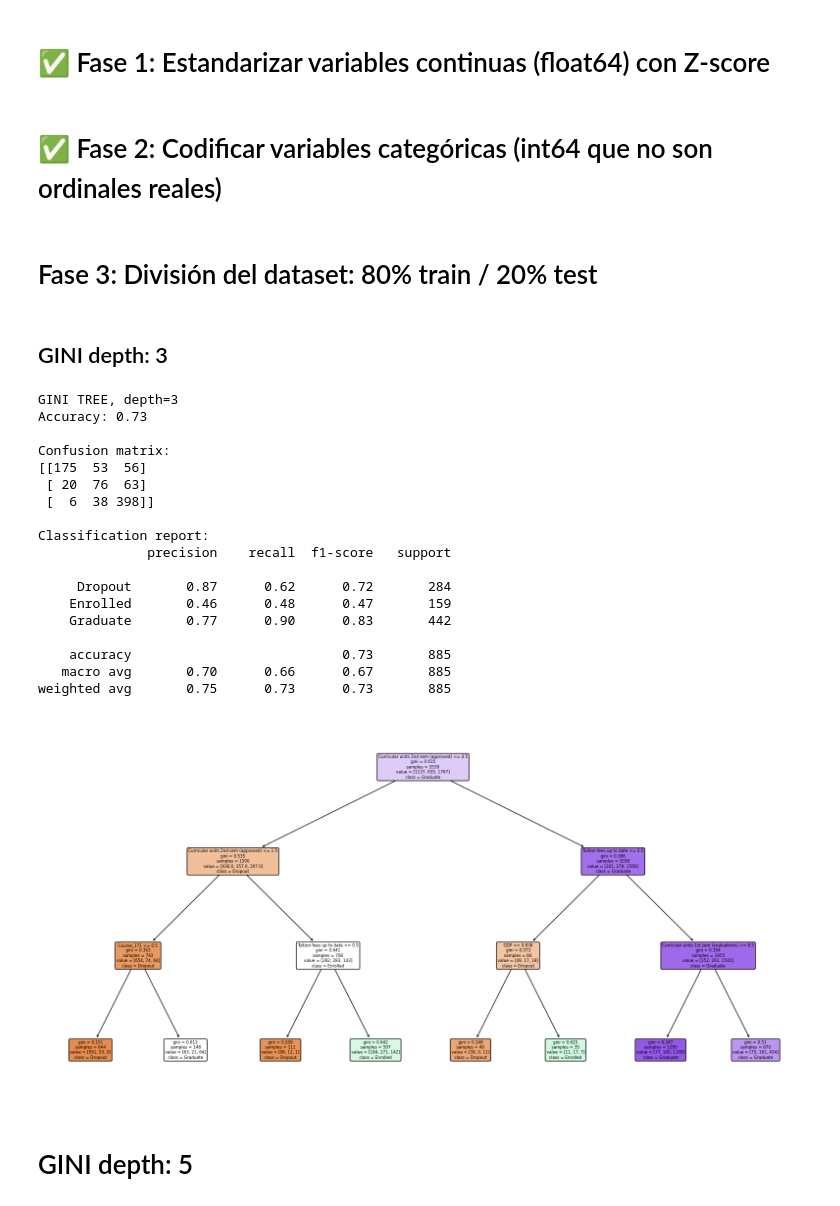
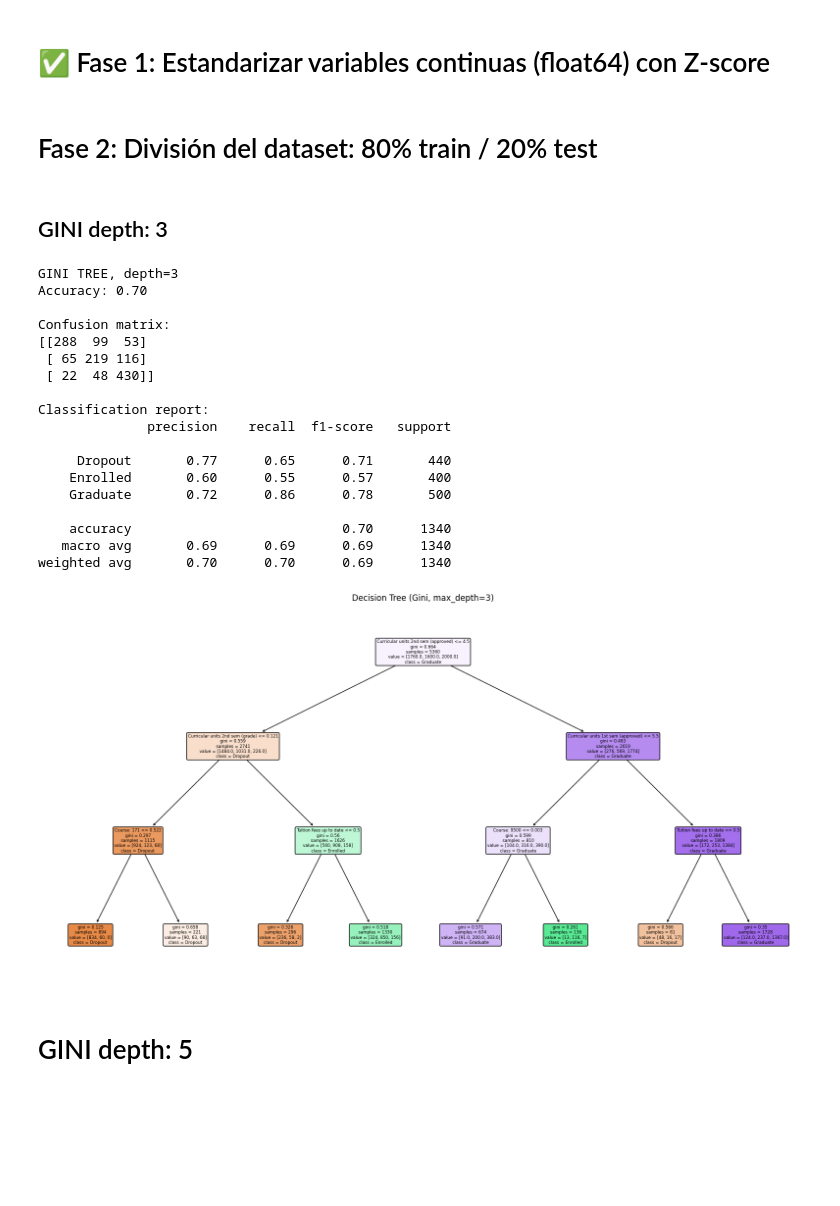
Before and after one commit to criissuarezzz/OriginofMusic, a Jupyter notebook: arbol.ipynb, the cells around one changed output. Drawn from its saved outputs; the diff is of its cells as text; code cells hidden in the pictures; blank space fills up the shorter version.

```diff
--- a/arbol.ipynb
+++ b/arbol.ipynb
@@ -16,6 +40,6 @@ from sklearn.metrics import accuracy_score, confusion_matrix
 # %%
 # Load the dataset
-dataframe = pd.read_csv(r"data.csv",sep=';')
+dataframe = pd.read_csv(r"d.csv",sep=';')
 dataframe.head(10)
 
 # convert the dataframe to a a pandas dataframe for easier manipulation
@@ -51,3 +59,7 @@ NAN en target:  0
+# %%
+target = dataframe['Target']
+target_names = ['Dropout', 'Enrolled', 'Graduate']
+features = dataframe.drop(columns=['Target'])
 # %% [markdown]
 # ✅ Fase 1: Estandarizar variables continuas (float64) con Z-score
 # %%
@@ -65,18 +77,8 @@ float_cols = [
 
 scaler = StandardScaler()
 features[float_cols] = scaler.fit_transform(features[float_cols])
-# %% [markdown]
-# ✅ Fase 2: Codificar variables categóricas (int64 que no son ordinales reales)
-# %%
-# One-hot encoding de categóricas no ordinales
-categorical_cols = [
-    'Gender', 'Scholarship holder', 'Displaced', 'Debtor',
-    'Daytime/evening attendance\t', 'Course'
-]
-
-features = pd.get_dummies(features, columns=categorical_cols, drop_first=True)
 # %% [markdown]
-#  Fase 3: División del dataset: 80% train / 20% test
+#  Fase 2: División del dataset: 80% train / 20% test
 # %%
 from sklearn.model_selection import train_test_split
 from sklearn.tree import DecisionTreeClassifier, export_graphviz
@@ -85,7 +87,7 @@ from graphviz import Source
 
 # Asignar correctamente
 X = features
-y = target.values
+y =  target
 target_names = ['Dropout', 'Enrolled', 'Graduate']
 
 # División 80/20 con estratificación
@@ -99,44 +101,47 @@ print("GINI TREE, depth=3")
 # Crear y entrenar el árbol
 clf_gini1 = DecisionTreeClassifier(criterion='gini', max_depth=3, random_state=42)
 clf_gini1.fit(X_train, y_train)
 
 # Predicciones
 y_pred = clf_gini1.predict(X_test)
 
 # Evaluación
 accuracy = accuracy_score(y_test, y_pred)
 print(f"Accuracy: {accuracy:.2f}")
 print("\nConfusion matrix:")
 print(confusion_matrix(y_test, y_pred))
 print("\nClassification report:")
 print(classification_report(y_test, y_pred, target_names=target_names))
 
 import matplotlib.pyplot as plt
 from sklearn.tree import plot_tree
 
 plt.figure(figsize=(20, 10))
 plot_tree(clf_gini1, feature_names=features.columns, class_names=target_names, filled=True, rounded=True)
+# save the tree in svg format
+plt.savefig("tree_gini3.svg", format='svg')
+plt.title("Decision Tree (Gini, max_depth=3)")
 plt.show()
 # %% [output]
 GINI TREE, depth=3
-Accuracy: 0.73
+Accuracy: 0.70
 
 Confusion matrix:
-[[175  53  56]
- [ 20  76  63]
- [  6  38 398]]
+[[288  99  53]
+ [ 65 219 116]
+ [ 22  48 430]]
 
 Classification report:
               precision    recall  f1-score   support
 
-     Dropout       0.87      0.62      0.72       284
-    Enrolled       0.46      0.48      0.47       159
-    Graduate       0.77      0.90      0.83       442
+     Dropout       0.77      0.65      0.71       440
+    Enrolled       0.60      0.55      0.57       400
+    Graduate       0.72      0.86      0.78       500
 
-    accuracy                           0.73       885
-   macro avg       0.70      0.66      0.67       885
-weighted avg       0.75      0.73      0.73       885
+    accuracy                           0.70      1340
+   macro avg       0.69      0.69      0.69      1340
+weighted avg       0.70      0.70      0.69      1340
-[figure, old version]
+[figure, new version]
 # %% [markdown]
 # GINI depth: 5
 # %%
```
Also changed, not shown: parts of 15 cells of this notebook, 14 other files.
